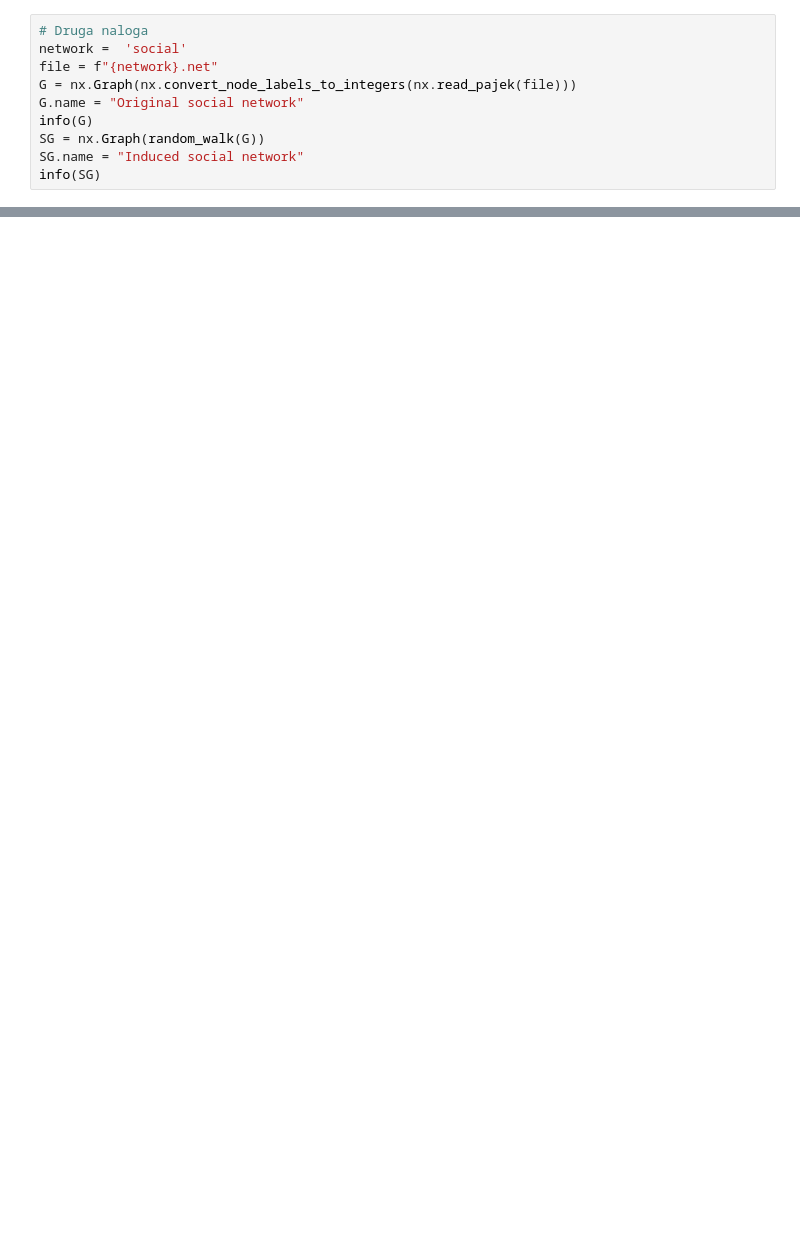
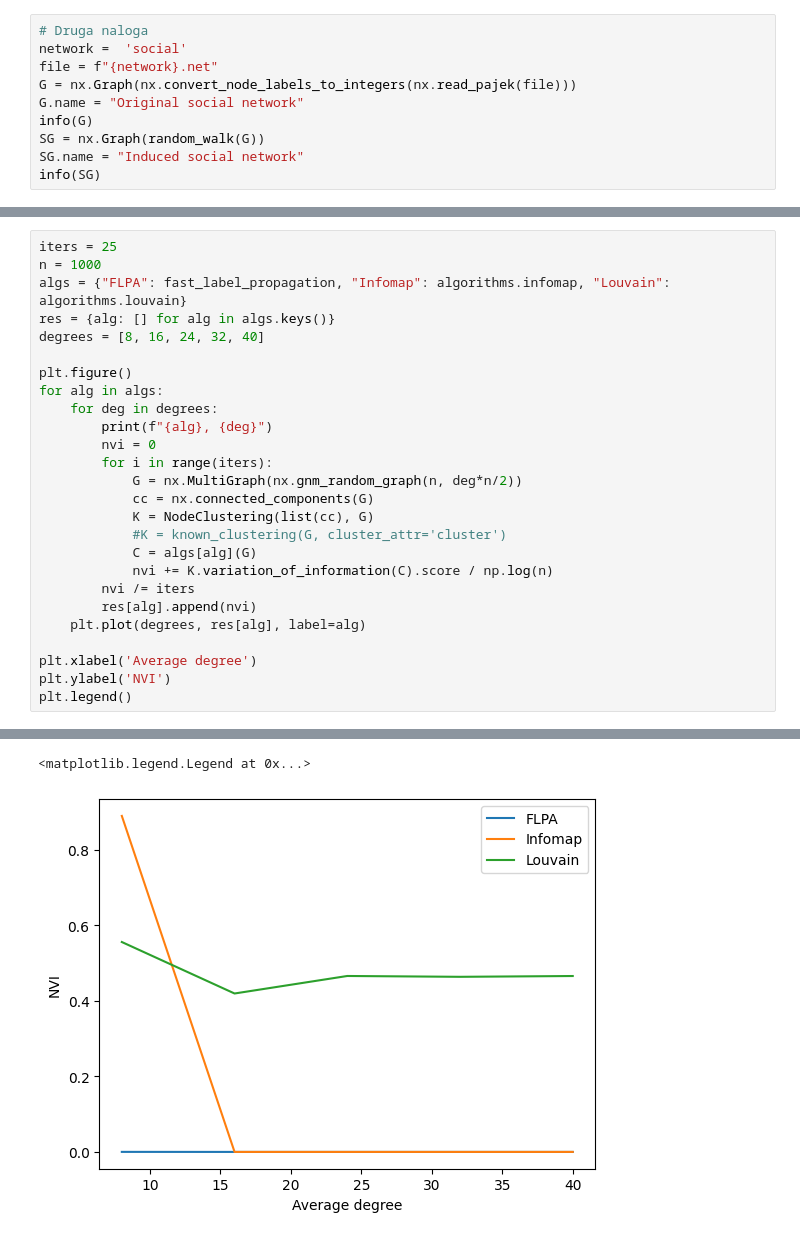
Before and after one commit to gregorzadnik/INA-HW2, a Jupyter notebook: hw2.ipynb, the cells around one changed output, grey strips where cells are left out. Drawn from its saved outputs; the diff is of its cells as text; blank space fills up the shorter version.

```diff
--- a/hw2.ipynb
+++ b/hw2.ipynb
@@ -355,0 +341,27 @@ AssertionError:
+# %%
+iters = 25
+n = 1000
+algs = {"FLPA": fast_label_propagation, "Infomap": algorithms.infomap, "Louvain": algorithms.louvain}
+res = {alg: [] for alg in algs.keys()}
+degrees = [8, 16, 24, 32, 40]
+
+plt.figure()
+for alg in algs:
+    for deg in degrees:
+        print(f"{alg}, {deg}")
+        nvi = 0
+        for i in range(iters):
+            G = nx.MultiGraph(nx.gnm_random_graph(n, deg*n/2))
+            cc = nx.connected_components(G)
+            K = NodeClustering(list(cc), G)
+            #K = known_clustering(G, cluster_attr='cluster')
+            C = algs[alg](G)
+            nvi += K.variation_of_information(C).score / np.log(n)
+        nvi /= iters
+        res[alg].append(nvi)
+    plt.plot(degrees, res[alg], label=alg)
+
+plt.xlabel('Average degree')
+plt.ylabel('NVI')
+plt.legend()
+# %% [output]
@@ -355,0 +385,2 @@ AssertionError:
+<matplotlib.legend.Legend at 0x...>
+[figure, added]
```
Also changed, not shown: parts of 7 cells of this notebook, 4 other files.
